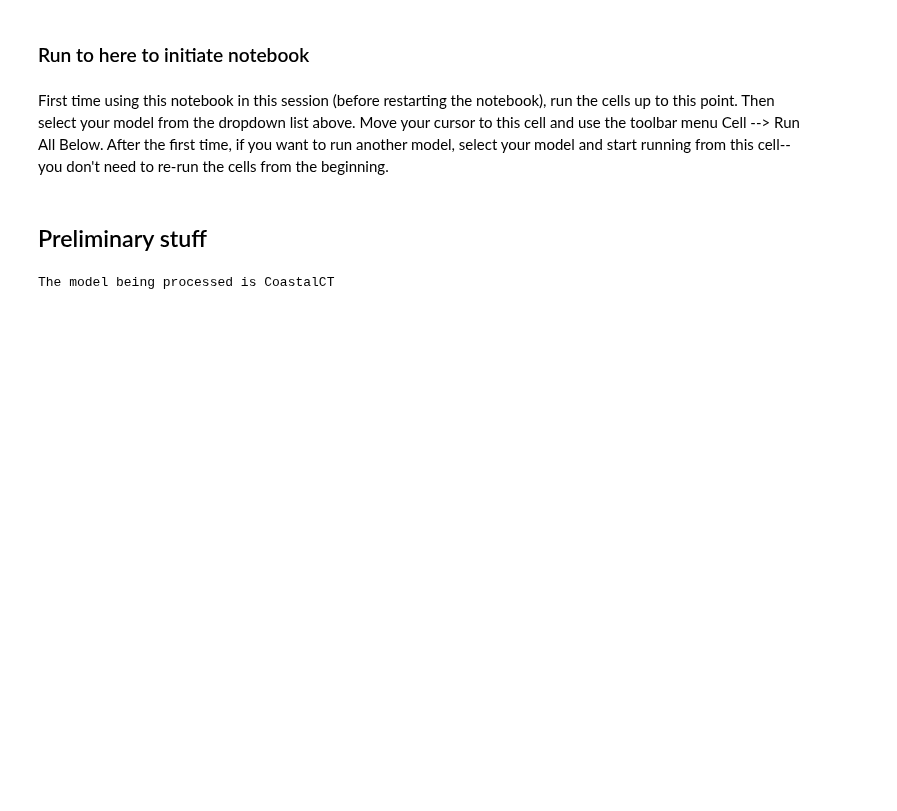
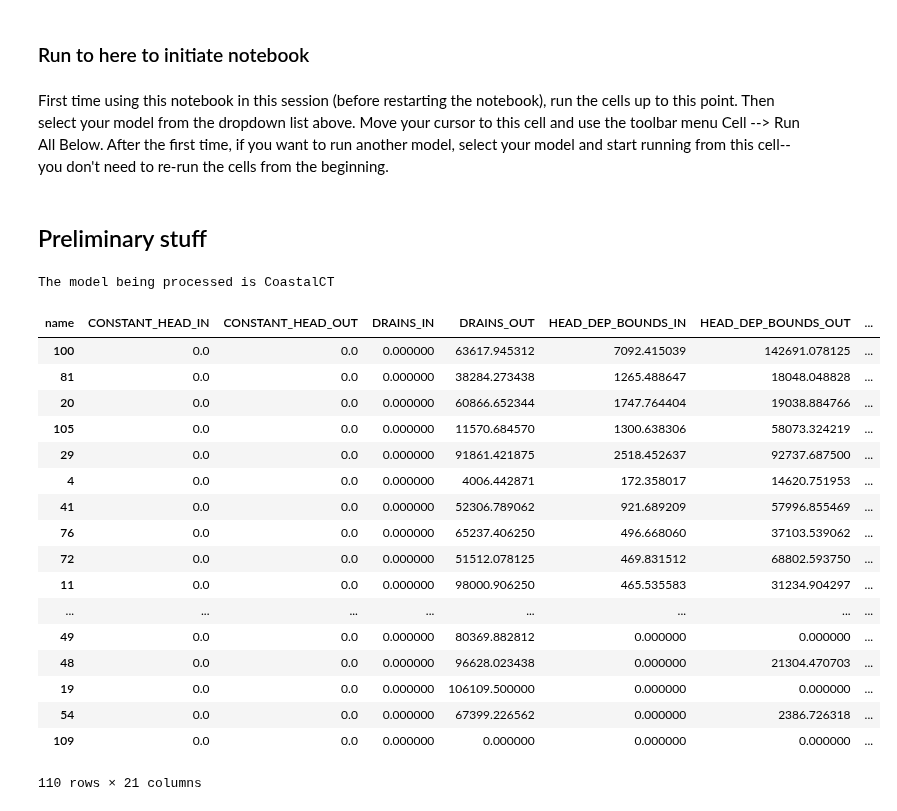
Before and after one commit to janetrbarclay/gw-general-models, a Jupyter notebook: Genmod1.0/general-models/UserGuide_General_Model_6_JRB_ZoneBudget.ipynb, the cells around one changed output. Saved outputs shown, nothing was run; the diff lists cells and outputs as text; code cells hidden in the pictures; blank space fills up the shorter version.

```diff
--- a/Genmod1.0/general-models/UserGuide_General_Model_6_JRB_ZoneBudget.ipynb
+++ b/Genmod1.0/general-models/UserGuide_General_Model_6_JRB_ZoneBudget.ipynb
@@ -138 +143,22 @@ zb_df.to_csv(f_out)
+# %%
+zb_df.sort_values(by=['CGWD_In_Per'], ascending=False)
+# %% [output]
+| name | CONSTANT_HEAD_IN | CONSTANT_HEAD_OUT | DRAINS_IN | DRAINS_OUT | HEAD_DEP_BOUNDS_IN | HEAD_DEP_BOUNDS_OUT | ... |
+| 100 | 0.0 | 0.0 | 0.000000 | 63617.945312 | 7092.415039 | 142691.078125 | ... |
+| 81 | 0.0 | 0.0 | 0.000000 | 38284.273438 | 1265.488647 | 18048.048828 | ... |
+| 20 | 0.0 | 0.0 | 0.000000 | 60866.652344 | 1747.764404 | 19038.884766 | ... |
+| 105 | 0.0 | 0.0 | 0.000000 | 11570.684570 | 1300.638306 | 58073.324219 | ... |
+| 29 | 0.0 | 0.0 | 0.000000 | 91861.421875 | 2518.452637 | 92737.687500 | ... |
+| 4 | 0.0 | 0.0 | 0.000000 | 4006.442871 | 172.358017 | 14620.751953 | ... |
+| 41 | 0.0 | 0.0 | 0.000000 | 52306.789062 | 921.689209 | 57996.855469 | ... |
+| 76 | 0.0 | 0.0 | 0.000000 | 65237.406250 | 496.668060 | 37103.539062 | ... |
+| 72 | 0.0 | 0.0 | 0.000000 | 51512.078125 | 469.831512 | 68802.593750 | ... |
+| 11 | 0.0 | 0.0 | 0.000000 | 98000.906250 | 465.535583 | 31234.904297 | ... |
+| ... | ... | ... | ... | ... | ... | ... | ... |
+| 49 | 0.0 | 0.0 | 0.000000 | 80369.882812 | 0.000000 | 0.000000 | ... |
+| 48 | 0.0 | 0.0 | 0.000000 | 96628.023438 | 0.000000 | 21304.470703 | ... |
+| 19 | 0.0 | 0.0 | 0.000000 | 106109.500000 | 0.000000 | 0.000000 | ... |
+| 54 | 0.0 | 0.0 | 0.000000 | 67399.226562 | 0.000000 | 2386.726318 | ... |
+| 109 | 0.0 | 0.0 | 0.000000 | 0.000000 | 0.000000 | 0.000000 | ... |
+110 rows × 21 columns
 # %%
```
Also changed, not shown: parts of 3 cells of this notebook.
